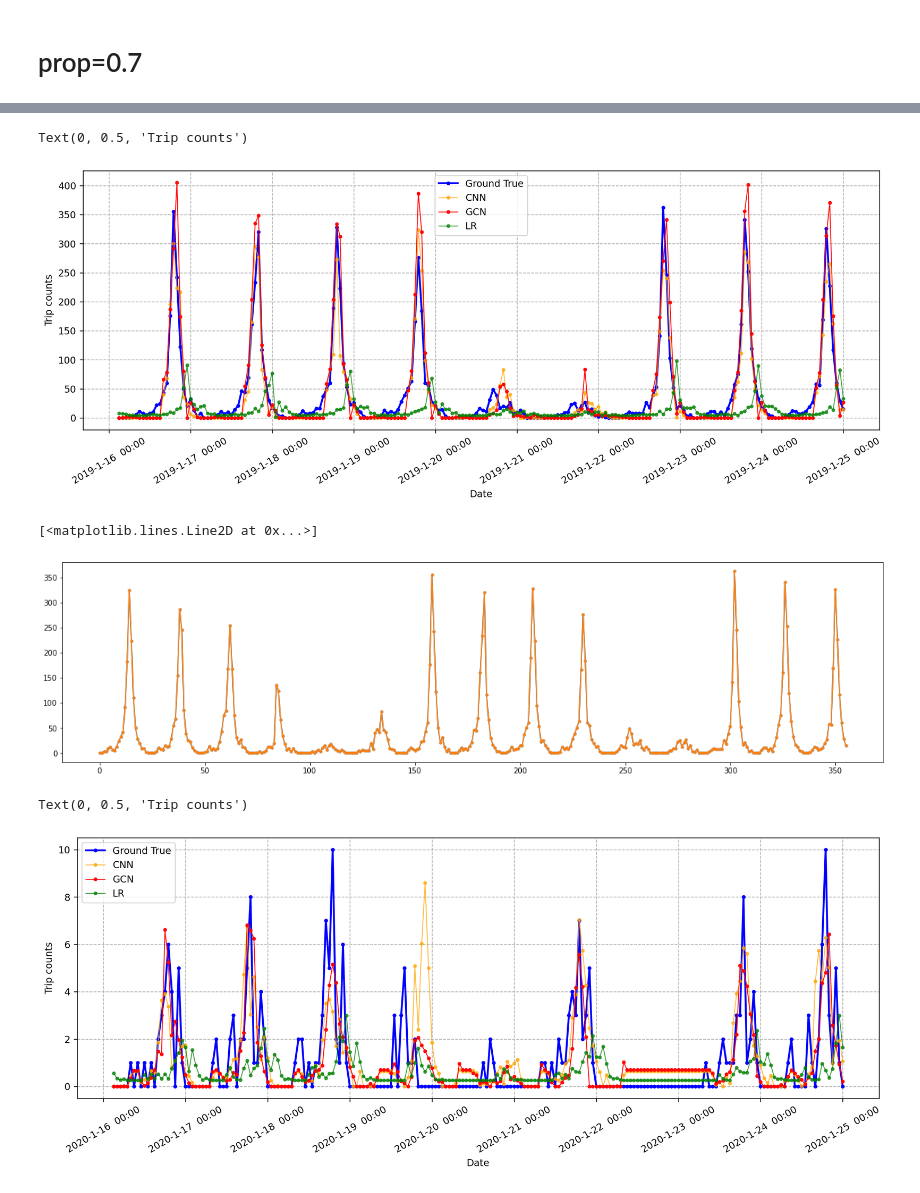
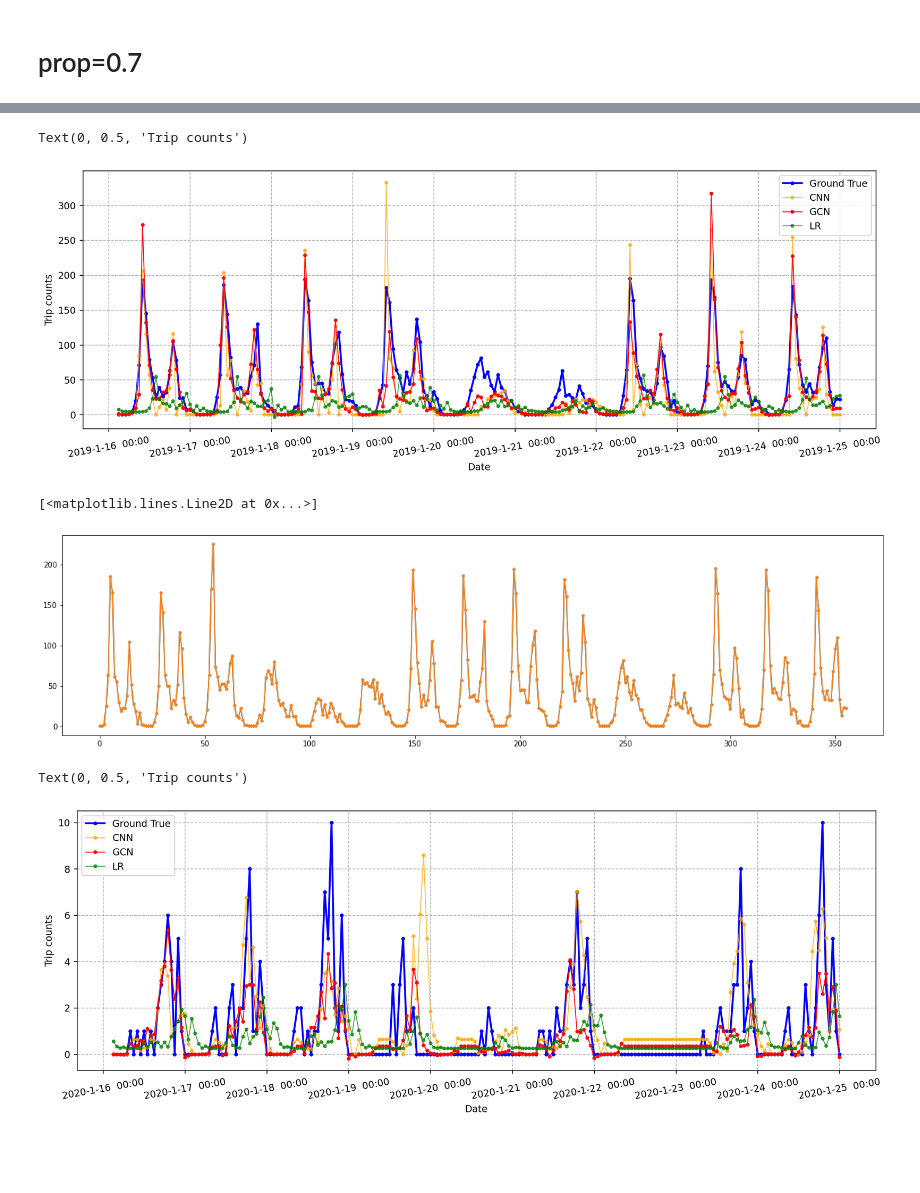
Before and after one commit to khzhang2/BART_Ridership_Prediction, a Jupyter notebook: Visualization.ipynb, the cells around one changed output, grey strips where cells are left out. Drawn from its saved outputs; the diff is of its cells as text; code cells hidden in the pictures; blank space fills up the shorter version.

```diff
--- a/Visualization.ipynb
+++ b/Visualization.ipynb
@@ -33,7 +32,7 @@ plt.plot(data[h, org, dest, :], '.-')
 year = 2019
 
 model_lst = ['labels', 'conv', 'convgraph', 'lr']
-legend_lst = ['Ground True', 'CNN', 'GCN', 'LR']
+legend_lst = ['Ground Truth', 'CNN', 'GCN', 'LR']
 color_lst = ['blue', 'orange', 'red', 'green']
 lw_lst = np.array([1., .5, .5, .5])*2
 alpha_lst = [1, .7, .9, .7]
@@ -78,7 +77,7 @@ year = 2020
 
 
 model_lst = ['labels', 'conv', 'convgraph', 'lr']
-legend_lst = ['Ground True', 'CNN', 'GCN', 'LR']
+legend_lst = ['Ground Truth', 'CNN', 'GCN', 'LR']
 color_lst = ['blue', 'orange', 'red', 'green']
 lw_lst = np.array([1., .5, .5, .5])*2
 alpha_lst = [1, .7, .9, .7]
@@ -102,7 +101,7 @@ x_coor_ticks = []
 for i in range(16):
     x_coor.append(360+i*24-360-h)
     x_coor_ticks.append('%i-1-%i  00:00'%(year, 16+i))
-plt.xticks(x_coor, x_coor_ticks, rotation=30)
+plt.xticks(x_coor, x_coor_ticks, rotation=15)
 plt.xlabel('Date')
 plt.ylabel('Trip counts')
 # %% [output]
@@ -111,5 +110,8 @@ Text(0, 0.5, 'Trip counts')
 # %% [markdown]
 # prop=0.7
+# %%
+org = 14  # 14 is downtown berkeley
+dest = 17  # 17 is sf financial center
 # %%
 h = t_pre-1  # which time
 prop = 0.7
@@ -129,53 +131,53 @@ plt.plot(data[h, org, dest, :], '.-')
 year = 2019
 
 
-model_lst = ['labels', 'conv', 'convgraph', 'lr']
+model_lst = ['labels', 'conv', 'convgraph2', 'lr']
 legend_lst = ['Ground True', 'CNN', 'GCN', 'LR']
 color_lst = ['blue', 'orange', 'red', 'green']
 lw_lst = np.array([1., .5, .5, .5])*2
 alpha_lst = [1, .7, .9, .7]
 
 plt.figure(figsize=[15,5], dpi=225)
 
 
 for i in range(4):
     model = model_lst[i]
     color = color_lst[i]
     path = './res/%.1f/%s_%i.npy'%(prop, model, year)
     data = np.load(path)
     data = data.T.reshape(4, 48, 48, -1)
     plt.plot(data[h, org, dest, :], '.-', lw=lw_lst[i], alpha = alpha_lst[i], color=color, label=legend_lst[i])
 
 plt.legend()
 plt.grid(ls='--')
 
 x_coor = []
 x_coor_ticks = []
 for i in range(10):
     x_coor.append(360+i*24-360-h)  # 360 is 15th day of Jan, data starts from 362
     x_coor_ticks.append('%i-1-%i  00:00'%(year, 16+i))
-plt.xticks(x_coor, x_coor_ticks, rotation=30)
+plt.xticks(x_coor, x_coor_ticks, rotation=10)
 plt.xlabel('Date')
 plt.ylabel('Trip counts')
 # %% [output]
 Text(0, 0.5, 'Trip counts')
-[figure, old version]
+[figure, new version]
 # %%
 OD_2020 = np.load('/Volumes/GoogleDrive/My Drive/Graduate/SP22 CE 299/data/BART/hour data/3d_2020.npy')
 
 plt.figure(figsize=[20,5])
-plt.plot(OD_2019[17,20,360+h:716+h], '.-')
+plt.plot(OD_2019[org,dest,360+h:716+h], '.-')
 data = np.load('./res/%.1f/%s_%i.npy'%(0.5, 'labels', 2019)).T.reshape(4, 48, 48, -1)  # start from 362
 plt.plot(data[h, org, dest, :], '.-')
 # %% [output]
 [<matplotlib.lines.Line2D at 0x...>]
-[figure, old version]
+[figure, new version]
 # %%
 
 year = 2020
 
 
-model_lst = ['labels', 'conv', 'convgraph', 'lr']
+model_lst = ['labels', 'conv', 'convgraph2', 'lr']
 legend_lst = ['Ground True', 'CNN', 'GCN', 'LR']
 color_lst = ['blue', 'orange', 'red', 'green']
 lw_lst = np.array([1., .5, .5, .5])*2
@@ -201,9 +203,9 @@ x_coor_ticks = []
 for i in range(10):
     x_coor.append(360+i*24-360-h)
     x_coor_ticks.append('%i-1-%i  00:00'%(year, 16+i))
-plt.xticks(x_coor, x_coor_ticks, rotation=30)
+plt.xticks(x_coor, x_coor_ticks, rotation=10)
 plt.xlabel('Date')
 plt.ylabel('Trip counts')
 # %% [output]
 Text(0, 0.5, 'Trip counts')
-[figure, old version]
+[figure, new version]
```
Also changed, not shown: parts of 6 cells of this notebook.
